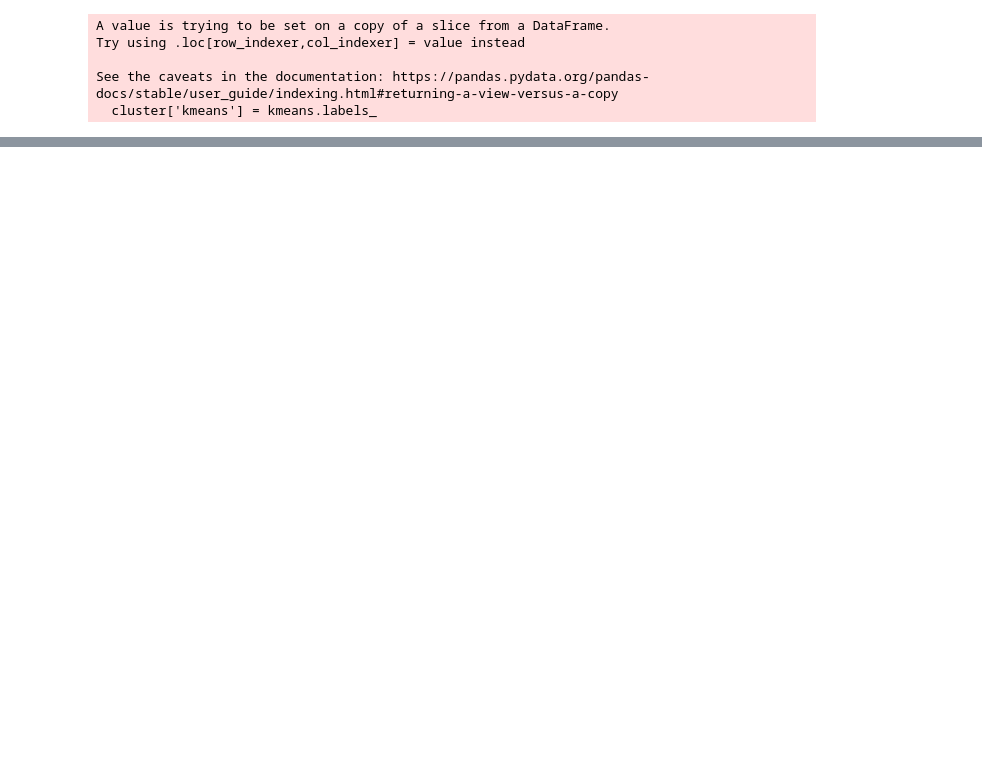
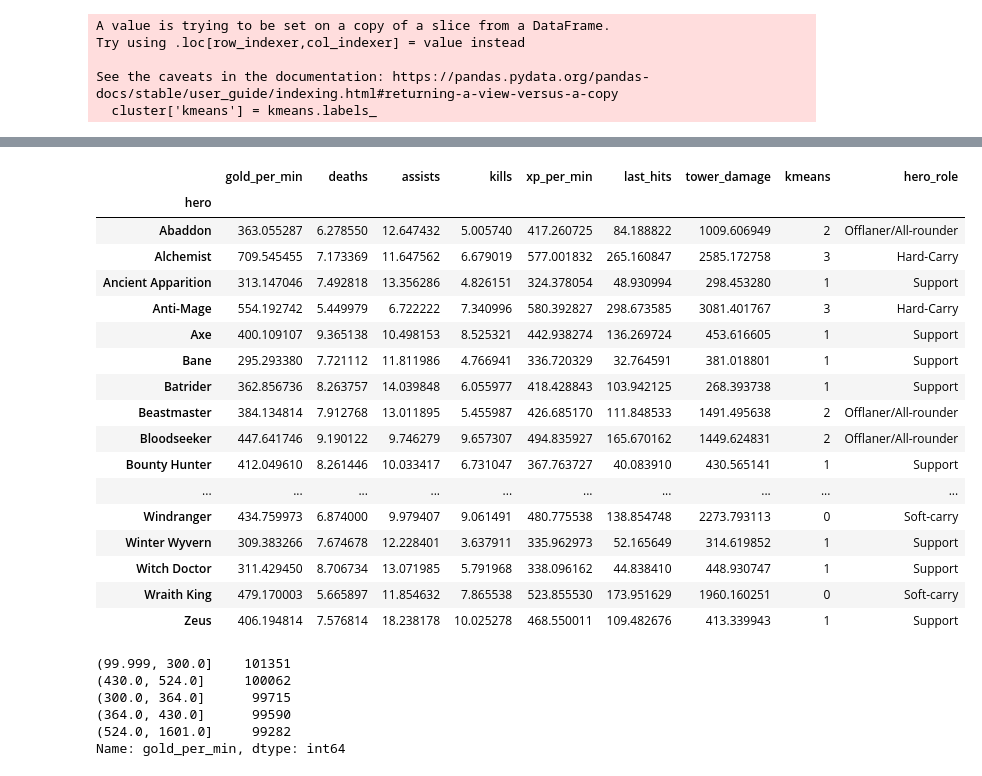
Before and after one commit to jonathanyulan99/dota2visualization-dashboard, a Jupyter notebook: HeroData.ipynb, the cells around one changed output, grey strips where cells are left out. Cells and saved outputs as stored; diff of their text form; code cells hidden in the pictures; blank space fills up the shorter version.

```diff
--- a/HeroData.ipynb
+++ b/HeroData.ipynb
@@ -179,2 +239,13 @@ kmeans_norm.iloc[:,:7].plot.bar(ax=axis2).legend()
 # %%
-#We can use more clusters to try to find more heroes types, or less (2 or 3) to just identify carry, support, offlane rather than 5 or 6 roles
+#4 Clusters is optimal.
+
+#Group 0: Soft-Carry
+#Group 1: Support
+#Group 2: Offlaner/All-rounder
+#Group 3: Hard-Carry
+
+#label our clusters
+cluster.loc[(cluster['kmeans']==0),'hero_role'] = 'Soft-carry'
+cluster.loc[(cluster['kmeans']==1),'hero_role'] = 'Support'
+cluster.loc[(cluster['kmeans']==2),'hero_role'] = 'Offlaner/All-rounder'
+cluster.loc[(cluster['kmeans']==3),'hero_role'] = 'Hard-Carry'
@@ -180,0 +270,34 @@ kmeans_norm.iloc[:,:7].plot.bar(ax=axis2).legend()
+# %%
+cluster
+# %% [output]
+|  | gold_per_min | deaths | assists | kills | xp_per_min | last_hits | tower_damage | kmeans | hero_role |
+| hero |  |  |  |  |  |  |  |  |  |
+| Abaddon | 363.055287 | 6.278550 | 12.647432 | 5.005740 | 417.260725 | 84.188822 | 1009.606949 | 2 | Offlaner/All-rounder |
+| Alchemist | 709.545455 | 7.173369 | 11.647562 | 6.679019 | 577.001832 | 265.160847 | 2585.172758 | 3 | Hard-Carry |
+| Ancient Apparition | 313.147046 | 7.492818 | 13.356286 | 4.826151 | 324.378054 | 48.930994 | 298.453280 | 1 | Support |
+| Anti-Mage | 554.192742 | 5.449979 | 6.722222 | 7.340996 | 580.392827 | 298.673585 | 3081.401767 | 3 | Hard-Carry |
+| Axe | 400.109107 | 9.365138 | 10.498153 | 8.525321 | 442.938274 | 136.269724 | 453.616605 | 1 | Support |
+| Bane | 295.293380 | 7.721112 | 11.811986 | 4.766941 | 336.720329 | 32.764591 | 381.018801 | 1 | Support |
+| Batrider | 362.856736 | 8.263757 | 14.039848 | 6.055977 | 418.428843 | 103.942125 | 268.393738 | 1 | Support |
+| Beastmaster | 384.134814 | 7.912768 | 13.011895 | 5.455987 | 426.685170 | 111.848533 | 1491.495638 | 2 | Offlaner/All-rounder |
+| Bloodseeker | 447.641746 | 9.190122 | 9.746279 | 9.657307 | 494.835927 | 165.670162 | 1449.624831 | 2 | Offlaner/All-rounder |
+| Bounty Hunter | 412.049610 | 8.261446 | 10.033417 | 6.731047 | 367.763727 | 40.083910 | 430.565141 | 1 | Support |
+| ... | ... | ... | ... | ... | ... | ... | ... | ... | ... |
+| Windranger | 434.759973 | 6.874000 | 9.979407 | 9.061491 | 480.775538 | 138.854748 | 2273.793113 | 0 | Soft-carry |
+| Winter Wyvern | 309.383266 | 7.674678 | 12.228401 | 3.637911 | 335.962973 | 52.165649 | 314.619852 | 1 | Support |
+| Witch Doctor | 311.429450 | 8.706734 | 13.071985 | 5.791968 | 338.096162 | 44.838410 | 448.930747 | 1 | Support |
+| Wraith King | 479.170003 | 5.665897 | 11.854632 | 7.865538 | 523.855530 | 173.951629 | 1960.160251 | 0 | Soft-carry |
+| Zeus | 406.194814 | 7.576814 | 18.238178 | 10.025278 | 468.550011 | 109.482676 | 413.339943 | 1 | Support |
+# %%
+#hero_Data = player_Data.groupby(['hero']).mean()
+
+pd.qcut(player_Data['gold_per_min'],5).value_counts()
+
+#slice Trueskill rating into Dota ranking sections and label it
+# %% [output]
+(99.999, 300.0]    101351
+(430.0, 524.0]     100062
+(300.0, 364.0]      99715
+(364.0, 430.0]      99590
+(524.0, 1601.0]     99282
+Name: gold_per_min, dtype: int64
```
Also changed, not shown: parts of 10 cells of this notebook.
